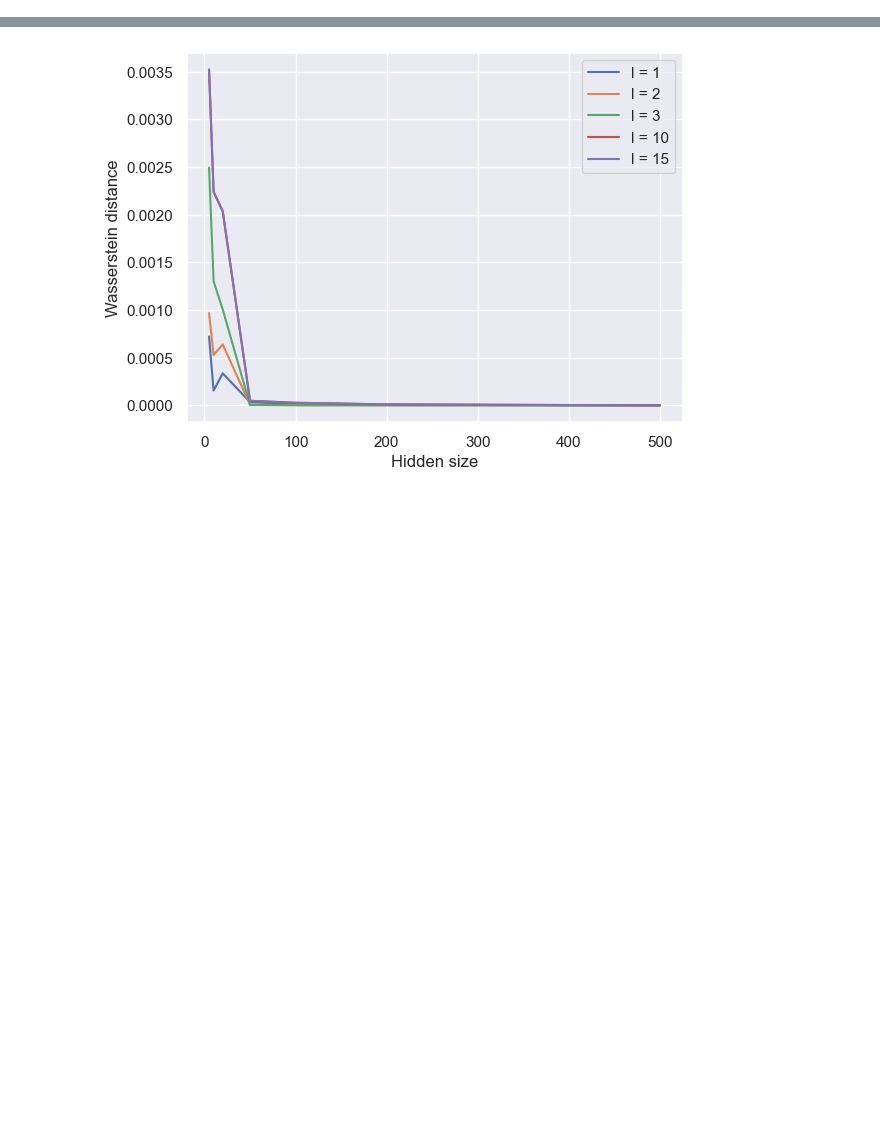
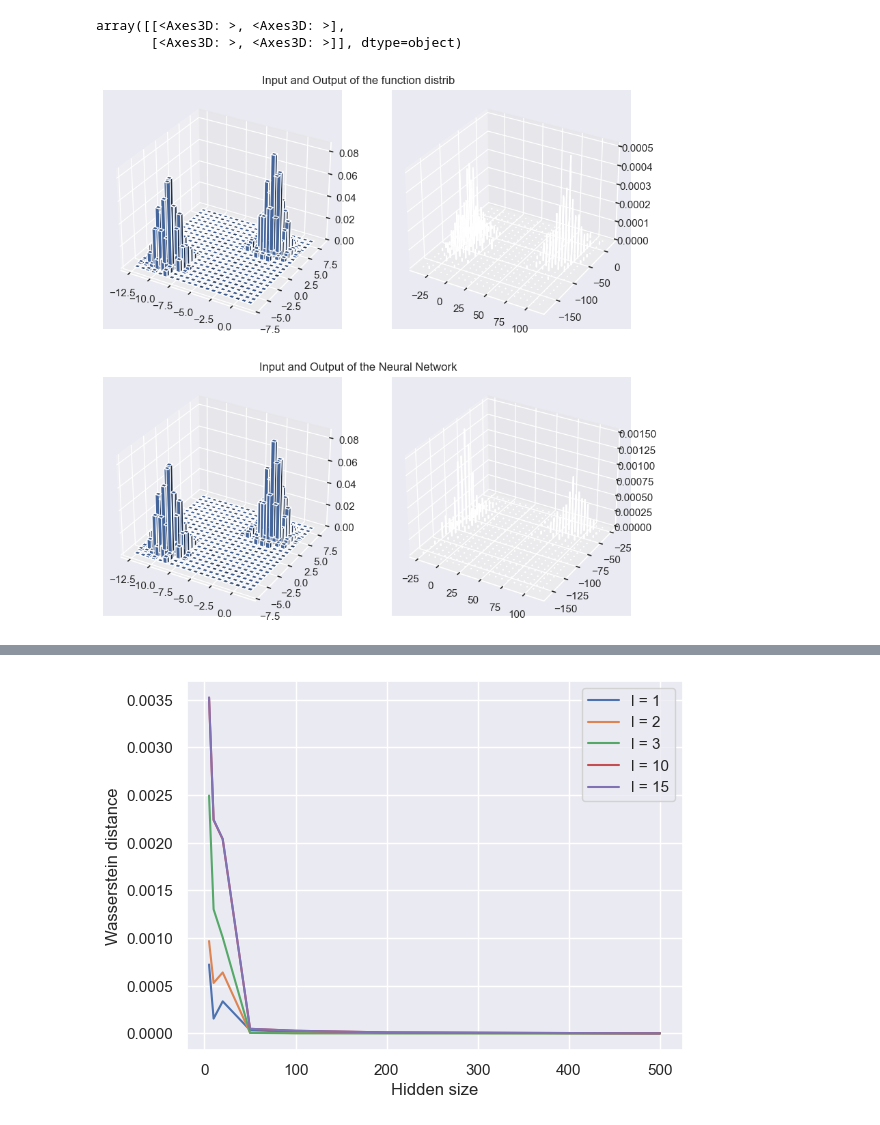
Before and after one commit to Ramlaoui/tdl-express-distributions, a Jupyter notebook: experiments.ipynb, the cells around one changed output, grey strips where cells are left out. Drawn from its saved outputs; the diff is of its cells as text; code cells hidden in the pictures; blank space fills up the shorter version.

```diff
--- a/experiments.ipynb
+++ b/experiments.ipynb
@@ -60,6 +93,12 @@ config = {
 
 trainer = Trainer(config)
 losses, w2_distances = trainer.train()
+# %%
+trainer.plot_input_output()
+# %% [output]
+array([[<Axes3D: >, <Axes3D: >],
+       [<Axes3D: >, <Axes3D: >]], dtype=object)
+[figure, added]
 # %%
 priors = ["uniform_cube", "uniform_ball", "gaussian", "gaussian_mixture"]
 titles = ["Uniform cube", "Uniform ball", "Gaussian", "Gaussian mixture"]
```
Also changed, not shown: parts of 6 cells of this notebook, 2 other files.
